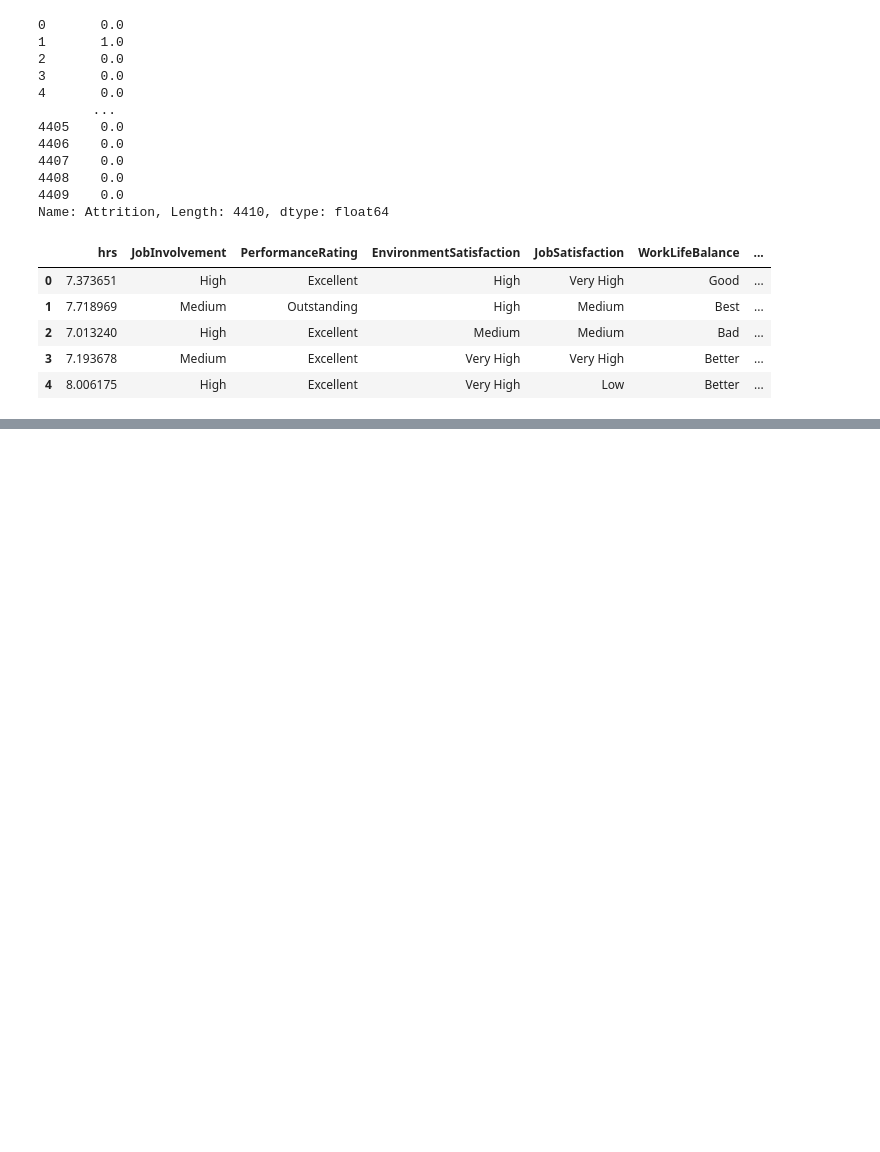
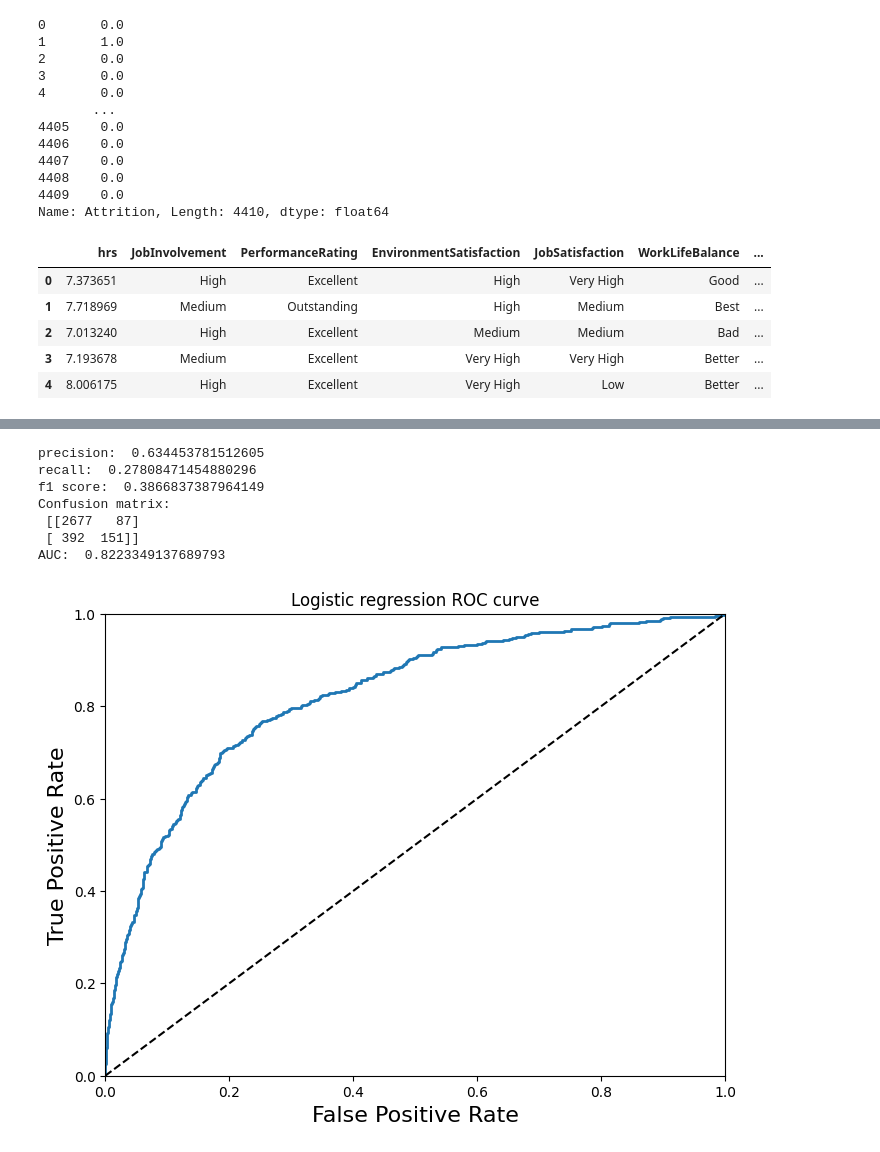
Before and after one commit to SwenA/AI-Project, a Jupyter notebook: project.ipynb, the cells around one changed output, grey strips where cells are left out. Cells and saved outputs as stored; diff of their text form; code cells hidden in the pictures; blank space fills up the shorter version.

```diff
--- a/project.ipynb
+++ b/project.ipynb
@@ -264,7 +257,7 @@ def plot_roc_curve(fpr, tpr, label=None):
 from sklearn.metrics import precision_score, recall_score, f1_score, roc_curve, roc_auc_score, confusion_matrix
 from sklearn.model_selection import cross_val_predict
 
-def cross_validation_predict (model, X, y, cv=3, method=None, label=None):
+def cross_validation_predict (model, X, y, cv=3, method=None, label=None, retrn=True):
 
     if not isinstance(method, str):
         raise ValueError("Le paramètre 'method' doit être une chaîne de caractères (string).")
@@ -291,6 +284,9 @@ def cross_validation_predict (model, X, y, cv=3, method=None, label=None):
         plot_roc_curve(fpr, tpr, label)
         plt.show()
 
+        if retrn:
+            return fpr, tpr
+
 
     if method == 'predict_proba':
         cvp_scores = cross_val_predict(model, X, y, cv=cv, method='predict')
@@ -310,3 +306,6 @@ def cross_validation_predict (model, X, y, cv=3, method=None, label=None):
         plt.title(label + ' ROC curve')
         plot_roc_curve(fpr, tpr, label)
         plt.show()
+
+        if retrn:
+            return fpr, tpr
@@ -328,0 +312,22 @@ AUC:  0.8223349137689793
+# %%
+from sklearn.linear_model import LogisticRegression
+from sklearn.model_selection import RandomizedSearchCV
+
+
+lgr_clf = LogisticRegression(max_iter=1000, random_state=42)
+
+param_distribs_lgr = {
+    'max_iter': (100, 200, 500, 1000),
+    'penalty': ['l1', 'l2', 'elasticnet'],
+    'solver': ['lbfgs', 'liblinear', 'newton-cg', 'newton-cholesky'],
+    'multi_class': ['ovr', 'multinomial']
+}
+
+lgr_rnd_search_cv = RandomizedSearchCV(lgr_clf, param_distribs_lgr, n_iter=80, cv=5, random_state=42, verbose=2)
+
+lgr_rnd_search_cv.fit(X_prepared, y_train)
+
+print("Meilleurs paramètres:", lgr_rnd_search_cv.best_params_)
+print("Meilleur score:", lgr_rnd_search_cv.best_score_)
+
+best_lgr_clf = lgr_rnd_search_cv.best_estimator_
@@ -328,0 +352,11 @@ AUC:  0.8223349137689793
+# %%
+lgr_fpr, lgr_tpr = cross_validation_predict(lgr_clf, X_prepared, y_train, method='predict_proba', label='Logistic regression')
+# %% [output]
+precision:  0.634453781512605
+recall:  0.27808471454880296
+f1 score:  0.3866837387964149
+Confusion matrix:
+ [[2677   87]
+ [ 392  151]]
+AUC:  0.8223349137689793
+[figure, added]
```
Also changed, not shown: parts of 23 cells of this notebook.
